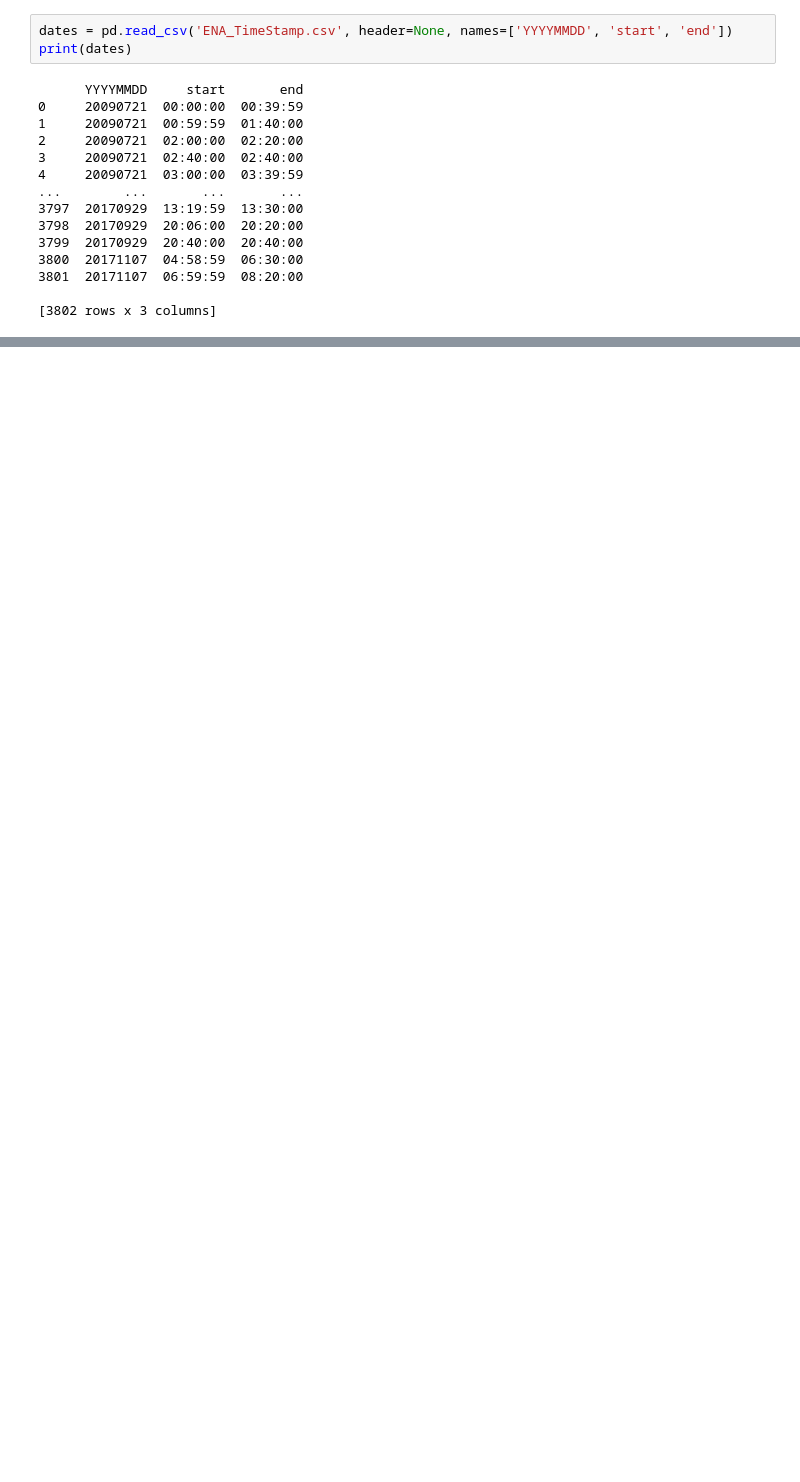
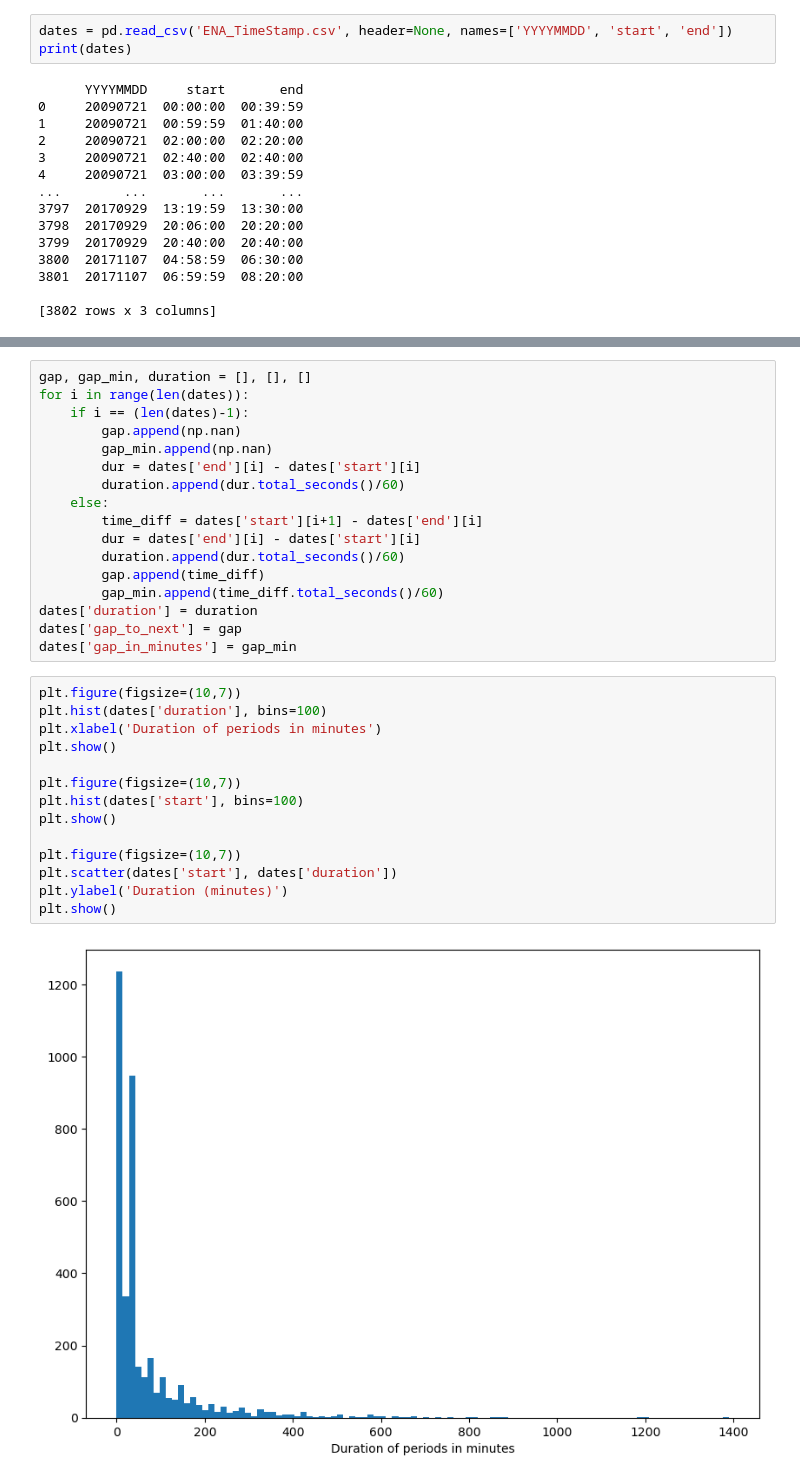
Before and after one commit to mikecoughlan/examining_twins_and_supermag, a Jupyter notebook: looking_at_ENA_timestamps.ipynb, the cells around one changed output, grey strips where cells are left out. Drawn from its saved outputs; the diff is of its cells as text; blank space fills up the shorter version.

```diff
--- a/looking_at_ENA_timestamps.ipynb
+++ b/looking_at_ENA_timestamps.ipynb
@@ -27,0 +95,33 @@ dates.drop('YYYYMMDD', inplace=True, axis=1)
+# %%
+gap, gap_min, duration = [], [], []
+for i in range(len(dates)):
+	if i == (len(dates)-1):
+		gap.append(np.nan)
+		gap_min.append(np.nan)
+		dur = dates['end'][i] - dates['start'][i]
+		duration.append(dur.total_seconds()/60)
+	else:
+		time_diff = dates['start'][i+1] - dates['end'][i]
+		dur = dates['end'][i] - dates['start'][i]
+		duration.append(dur.total_seconds()/60)
+		gap.append(time_diff)
+		gap_min.append(time_diff.total_seconds()/60)
+dates['duration'] = duration
+dates['gap_to_next'] = gap
+dates['gap_in_minutes'] = gap_min
+# %%
+plt.figure(figsize=(10,7))
+plt.hist(dates['duration'], bins=100)
+plt.xlabel('Duration of periods in minutes')
+plt.show()
+
+plt.figure(figsize=(10,7))
+plt.hist(dates['start'], bins=100)
+plt.show()
+
+plt.figure(figsize=(10,7))
+plt.scatter(dates['start'], dates['duration'])
+plt.ylabel('Duration (minutes)')
+plt.show()
+# %% [output]
+[figure, added]
```
Also changed, not shown: parts of 12 cells of this notebook, 2 other files.
